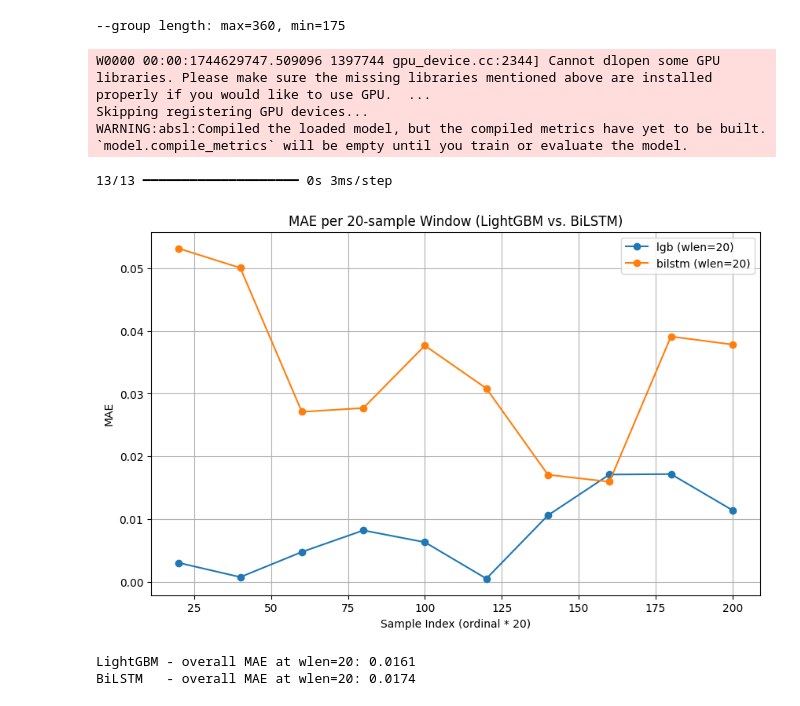
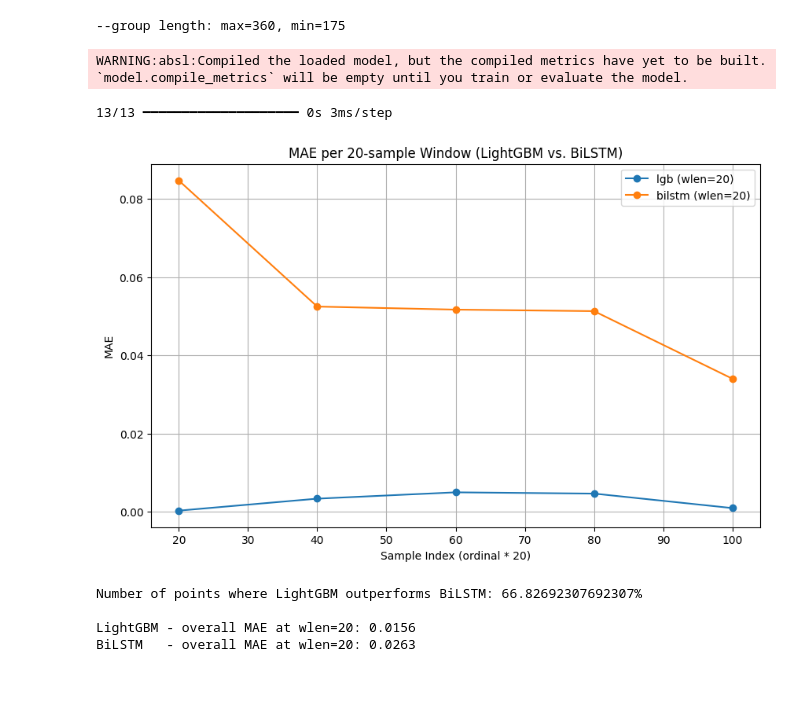
Before and after one commit to QYRR/batteryML, a Jupyter notebook: model_testing.ipynb, the cells around one changed output. Cells and saved outputs as stored; diff of their text form; code cells hidden in the pictures.

```diff
--- a/model_testing.ipynb
+++ b/model_testing.ipynb
@@ -129,12 +129,13 @@ result = pd.DataFrame(columns=columns)
 step_len = 20  # Your chosen fixed window length
 overlap = 0    # No overlap, so it slices [0..19], [20..39], etc.
 
-X_list, y_list = _group_and_window(
+X_list, y_list, test_dates = _group_and_window_with_dates(
     df=test_lgb,  # test data
     features=params['raw_features'],   # columns used as raw input
     labels=params['labels'],           # columns for target
     window_length=step_len,
     overlap=overlap,
+    date_col=params['date_col'],  # date column
     group_cols=params['data_groupby']
 )
 # X_list is a list of arrays each shaped (20, len(raw_features))
@@ -145,10 +146,14 @@ if len(X_list) == 0:
     exit()
 
 # Convert to NumPy
-X_test_windows = np.array(X_list)    # shape => (N_windows, 20, len(raw_features))
-y_test_windows = np.array(y_list)    # shape => (N_windows,)
+X_test_windows = np.array(X_list, dtype=np.float32)    # shape => (N_windows, 20, len(raw_features))
+y_test_windows = np.array(y_list, dtype=np.float32)    # shape => (N_windows,)
 
-X_test_windows_bilstm = np.array([scaler.transform(X_list[i]) for i in range(len(X_list))])
+#X_test_windows_bilstm = np.array([scaler.transform(X_list[i]) for i in range(len(X_list))],)
+X_test_windows_bilstm = np.array([
+    scaler.transform(pd.DataFrame(X_list[i], columns=params['raw_features']))
+    for i in range(len(X_list))
+], dtype=np.float32)
 # ---------------------------------------------------------------------
 # 6) LightGBM Prediction: First extract features from (N_windows, 20, #features)
 # ---------------------------------------------------------------------
@@ -176,7 +181,8 @@ model_bilstm_dict = {
     '40': f'{model_bilstm_path}win40.h5',
     '50': f'{model_bilstm_path}win50.h5',
 }
-model_bilstm = tf.keras.models.load_model(model_bilstm_dict['20'], custom_objects={'mae': MeanAbsoluteError()})
+model_bilstm = tf.keras.models.load_model(model_bilstm_dict['20'], custom_objects={'mae': MeanSquaredError()})
+#model_bilstm = tf.keras.models.load_model("models/bilstm/ST_BiLSTM_st.keras", custom_objects={'mae': MeanAbsoluteError()})
 # ---------------------------------------------------------------------
 # 7) BiLSTM Prediction: Feed raw (N_windows, 20, #features) directly
 # ---------------------------------------------------------------------
@@ -213,41 +219,49 @@ plt.figure(figsize=(10, 6))
 plt.title(f"MAE per 20-sample Window (LightGBM vs. BiLSTM)")
 
 for model_name in df_results["model"].unique():
     # Subset for each model
     subset = df_results[df_results["model"] == model_name]
     # For X, you can multiply ordinal by 20 to reflect the sample index in the series
     xvals = subset["ordinal"] * step_len
     yvals = subset["MAE"]
     plt.plot(
-        xvals[:10],
-        yvals[:10],
+        xvals[:5],
+        yvals[1:6],
         marker="o",
         linestyle="-",
         label=f"{model_name} (wlen=20)"
     )
+    # Calculate the number of points where LightGBM outperforms BiLSTM and vice versa
 
 plt.xlabel("Sample Index (ordinal * 20)")
 plt.ylabel("MAE")
 plt.grid(True)
 plt.legend()
 plt.show()
-
+# To resolve the warnings, ensure that the input to the scaler has valid feature names.
+# Use a DataFrame instead of a NumPy array for transformation.
 
 # ---------------------------------------------------------------------
 # 9) (Optional) Print Overall MAE
 # ---------------------------------------------------------------------
+lgb_better = (abs_err_lgb < abs_err_bilstm).sum()/ len(abs_err_lgb)*100
+#bilstm_better = (abs_err_bilstm < abs_err_lgb).sum()
+
+print(f"Number of points where LightGBM outperforms BiLSTM: {lgb_better}%")
+#print(f"Number of points where BiLSTM outperforms LightGBM: {bilstm_better}")
+print()
 avg_mae_lgb = abs_err_lgb.mean()
 avg_mae_bilstm = abs_err_bilstm.mean()
 print(f"LightGBM - overall MAE at wlen=20: {avg_mae_lgb:.4f}")
 print(f"BiLSTM   - overall MAE at wlen=20: {avg_mae_bilstm:.4f}")
 # %% [output]
-W0000 00:00:1744629747.509096 1397744 gpu_device.cc:2344] Cannot dlopen some GPU libraries. Please make sure the missing libraries mentioned above are installed properly if you would like to use GPU.  ...
-Skipping registering GPU devices...
 WARNING:absl:Compiled the loaded model, but the compiled metrics have yet to be built. `model.compile_metrics` will be empty until you train or evaluate the model.
 13/13 ━━━━━━━━━━━━━━━━━━━━ 0s 3ms/step
-[figure, old version]
+[figure, new version]
-LightGBM - overall MAE at wlen=20: 0.0161
-BiLSTM   - overall MAE at wlen=20: 0.0174
+Number of points where LightGBM outperforms BiLSTM: 66.82692307692307%
+
+LightGBM - overall MAE at wlen=20: 0.0156
+BiLSTM   - overall MAE at wlen=20: 0.0263
 # %%
 
 
```
Also changed, not shown: parts of 6 cells of this notebook, 12 other files.
